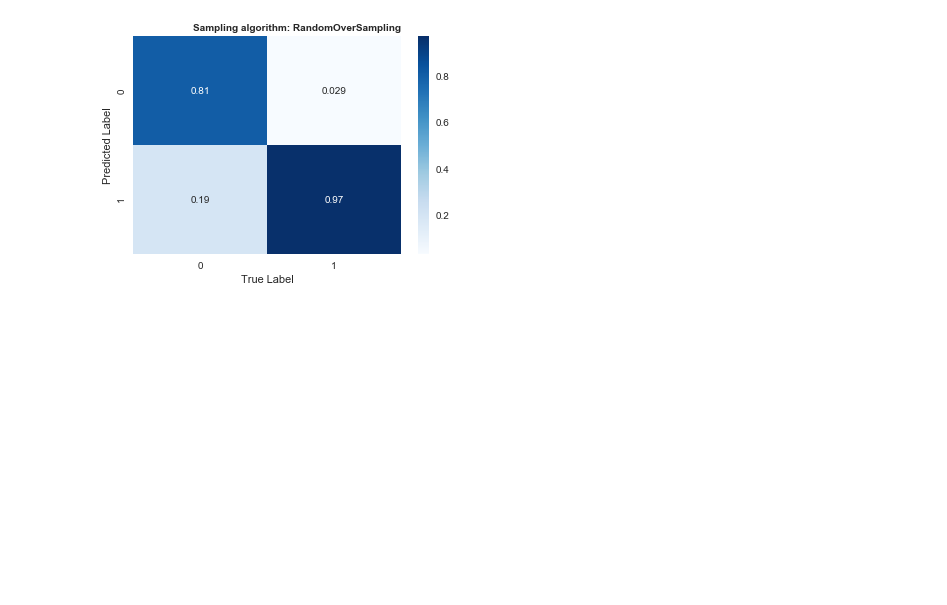
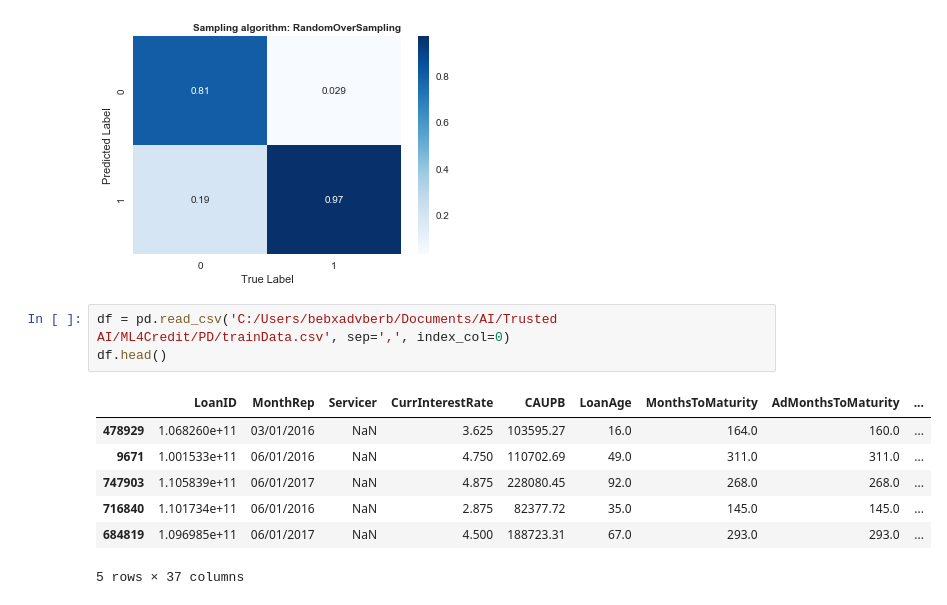
Before and after one commit to EY-BE-FSO-AI/ML4Credit, a Jupyter notebook: PD/notebooks/XGBoost Classifier.ipynb, the cells around one changed output. Drawn from its saved outputs; the diff is of its cells as text; blank space fills up the shorter version.

```diff
--- a/PD/notebooks/XGBoost Classifier.ipynb
+++ b/PD/notebooks/XGBoost Classifier.ipynb
@@ -393,3 +379,14 @@ ax.set_title('Sampling algorithm: ' + "RandomOverSampling", loc='right', fontsiz
 avg / total       0.90      0.89      0.89       344
 Text(1,1,'Sampling algorithm: RandomOverSampling')
 [figure]
+# %%
+df = pd.read_csv('C:/Users/bebxadvberb/Documents/AI/Trusted AI/ML4Credit/PD/trainData.csv', sep=',', index_col=0)
+df.head()
+# %% [output]
+|  | LoanID | MonthRep | Servicer | CurrInterestRate | CAUPB | LoanAge | MonthsToMaturity | AdMonthsToMaturity | ... |
+| 478929 | 1.068260e+11 | 03/01/2016 | NaN | 3.625 | 103595.27 | 16.0 | 164.0 | 160.0 | ... |
+| 9671 | 1.001533e+11 | 06/01/2016 | NaN | 4.750 | 110702.69 | 49.0 | 311.0 | 311.0 | ... |
+| 747903 | 1.105839e+11 | 06/01/2017 | NaN | 4.875 | 228080.45 | 92.0 | 268.0 | 268.0 | ... |
+| 716840 | 1.101734e+11 | 06/01/2016 | NaN | 2.875 | 82377.72 | 35.0 | 145.0 | 145.0 | ... |
+| 684819 | 1.096985e+11 | 06/01/2017 | NaN | 4.500 | 188723.31 | 67.0 | 293.0 | 293.0 | ... |
+5 rows × 37 columns
```
Also changed, not shown: parts of 9 cells of this notebook, 3 other files.
